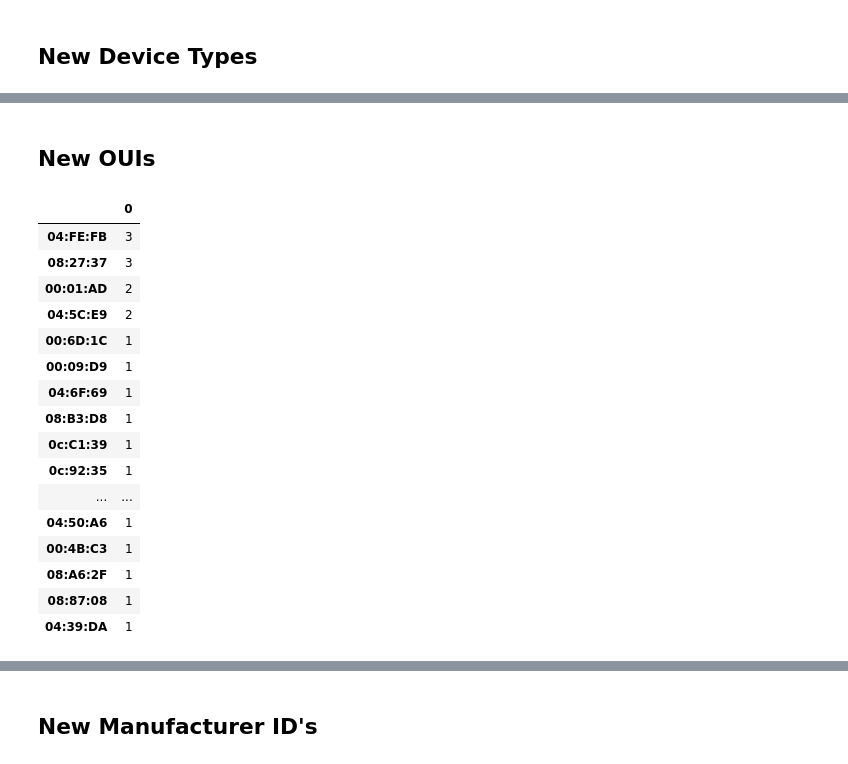
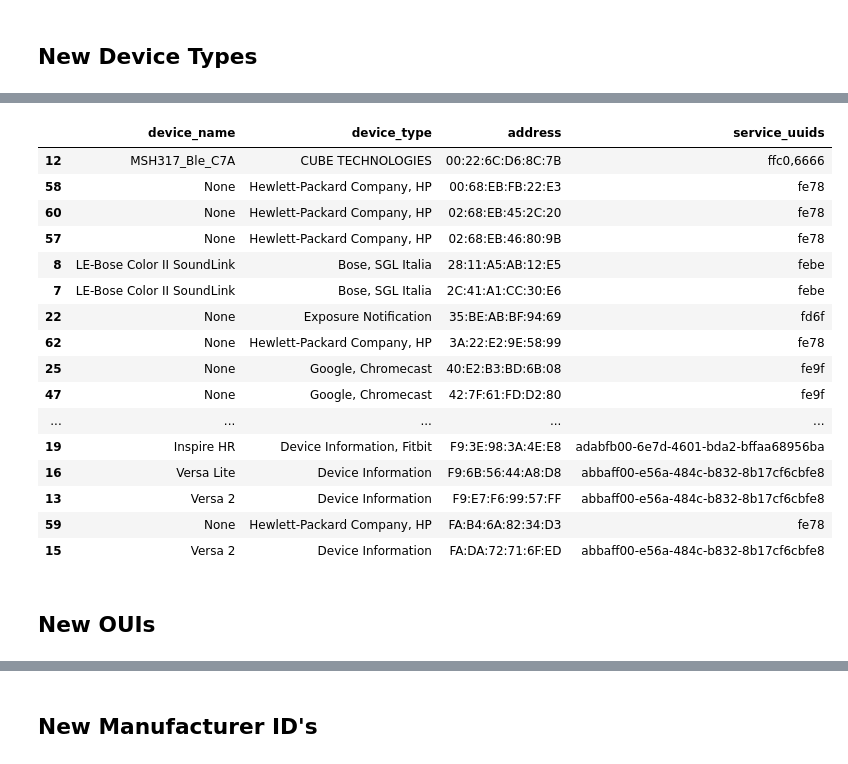
Before and after one commit to VirusFriendly/GobBLE, a Jupyter notebook: RaMBLE.ipynb, the cells around one changed output, grey strips where cells are left out. Drawn from its saved outputs; the diff is of its cells as text; code cells hidden in the pictures.

```diff
--- a/RaMBLE.ipynb
+++ b/RaMBLE.ipynb
@@ -179,7 +167,26 @@ device_report
+# %%
+device_type_report.sort_values(by="address")
+# %% [output]
+|  | device_name | device_type | address | service_uuids |
+| 12 | MSH317_Ble_C7A | CUBE TECHNOLOGIES | 00:22:6C:D6:8C:7B | ffc0,6666 |
+| 58 | None | Hewlett-Packard Company, HP | 00:68:EB:FB:22:E3 | fe78 |
+| 60 | None | Hewlett-Packard Company, HP | 02:68:EB:45:2C:20 | fe78 |
+| 57 | None | Hewlett-Packard Company, HP | 02:68:EB:46:80:9B | fe78 |
+| 8 | LE-Bose Color II SoundLink | Bose, SGL Italia | 28:11:A5:AB:12:E5 | febe |
+| 7 | LE-Bose Color II SoundLink | Bose, SGL Italia | 2C:41:A1:CC:30:E6 | febe |
+| 22 | None | Exposure Notification | 35:BE:AB:BF:94:69 | fd6f |
+| 62 | None | Hewlett-Packard Company, HP | 3A:22:E2:9E:58:99 | fe78 |
+| 25 | None | Google, Chromecast | 40:E2:B3:BD:6B:08 | fe9f |
+| 47 | None | Google, Chromecast | 42:7F:61:FD:D2:80 | fe9f |
+| ... | ... | ... | ... | ... |
+| 19 | Inspire HR | Device Information, Fitbit | F9:3E:98:3A:4E:E8 | adabfb00-6e7d-4601-bda2-bffaa68956ba |
+| 16 | Versa Lite | Device Information | F9:6B:56:44:A8:D8 | abbaff00-e56a-484c-b832-8b17cf6cbfe8 |
+| 13 | Versa 2 | Device Information | F9:E7:F6:99:57:FF | abbaff00-e56a-484c-b832-8b17cf6cbfe8 |
+| 59 | None | Hewlett-Packard Company, HP | FA:B4:6A:82:34:D3 | fe78 |
+| 15 | Versa 2 | Device Information | FA:DA:72:71:6F:ED | abbaff00-e56a-484c-b832-8b17cf6cbfe8 |
 # %% [markdown]
 ## New OUIs
 # %%
-pd.set_option('display.max_rows', 276)
 old_ouis = list()
 new_ouis = list()
 new_addresses = list()
@@ -208,22 +215,13 @@ for new_address in new_devices['address']:
         new_ouis.append(new_oui)
         new_addresses.append(new_address)
 
-pd.DataFrame(pd.Series(new_ouis).value_counts())
+device_report = list()
+
+for new_address in new_addresses:
+    new_device = new_devices[new_devices.address == new_address]
+
+    for device in new_device.index:
+        device_report.append(new_device.loc[device, ["device_name", "device_type", "address", "service_uuids"]].values)
+
+device_oui_report = pd.DataFrame(device_report)
+device_oui_report.columns = ["device_name", "device_type", "address", "service_uuids"]
-# %% [output]
-|  | 0 |
-| 04:FE:FB | 3 |
-| 08:27:37 | 3 |
-| 00:01:AD | 2 |
-| 04:5C:E9 | 2 |
-| 00:6D:1C | 1 |
-| 00:09:D9 | 1 |
-| 04:6F:69 | 1 |
-| 08:B3:D8 | 1 |
-| 0c:C1:39 | 1 |
-| 0c:92:35 | 1 |
-| ... | ... |
-| 04:50:A6 | 1 |
-| 00:4B:C3 | 1 |
-| 08:A6:2F | 1 |
-| 08:87:08 | 1 |
-| 04:39:DA | 1 |
```
Also changed, not shown: parts of 32 cells of this notebook, 1 other file.
